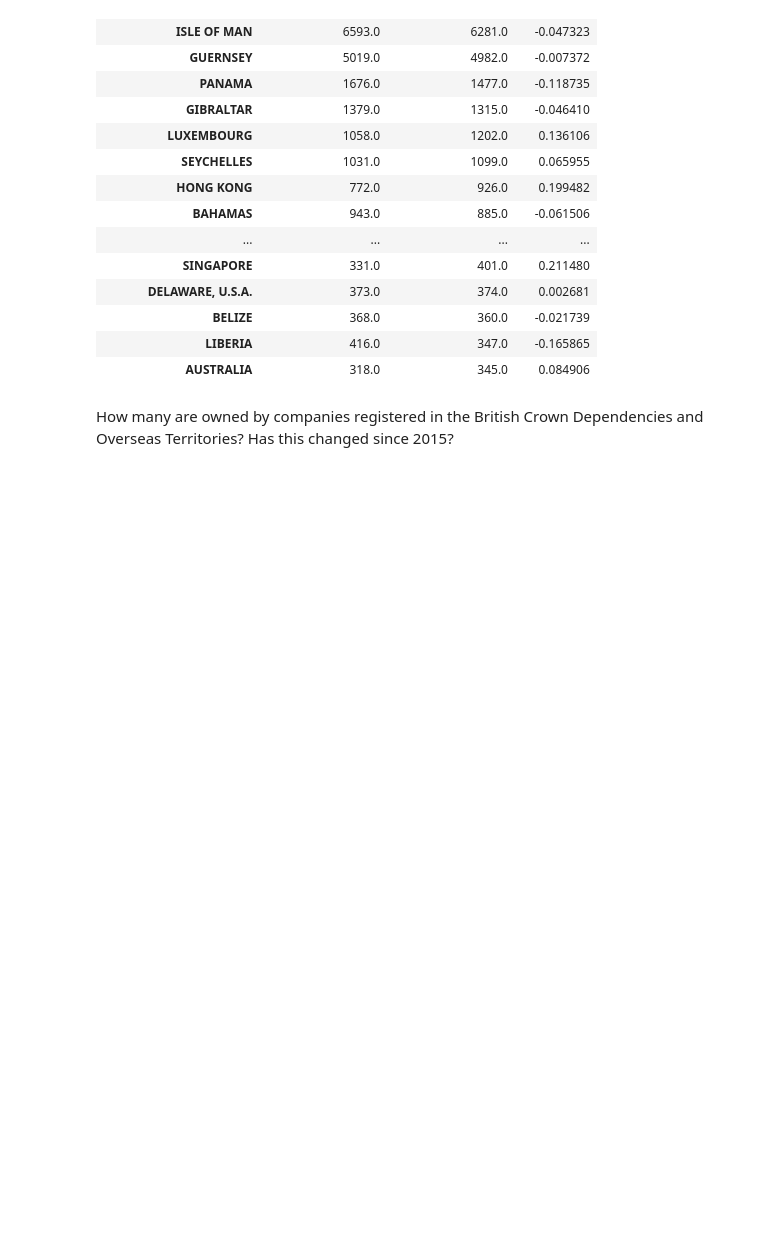
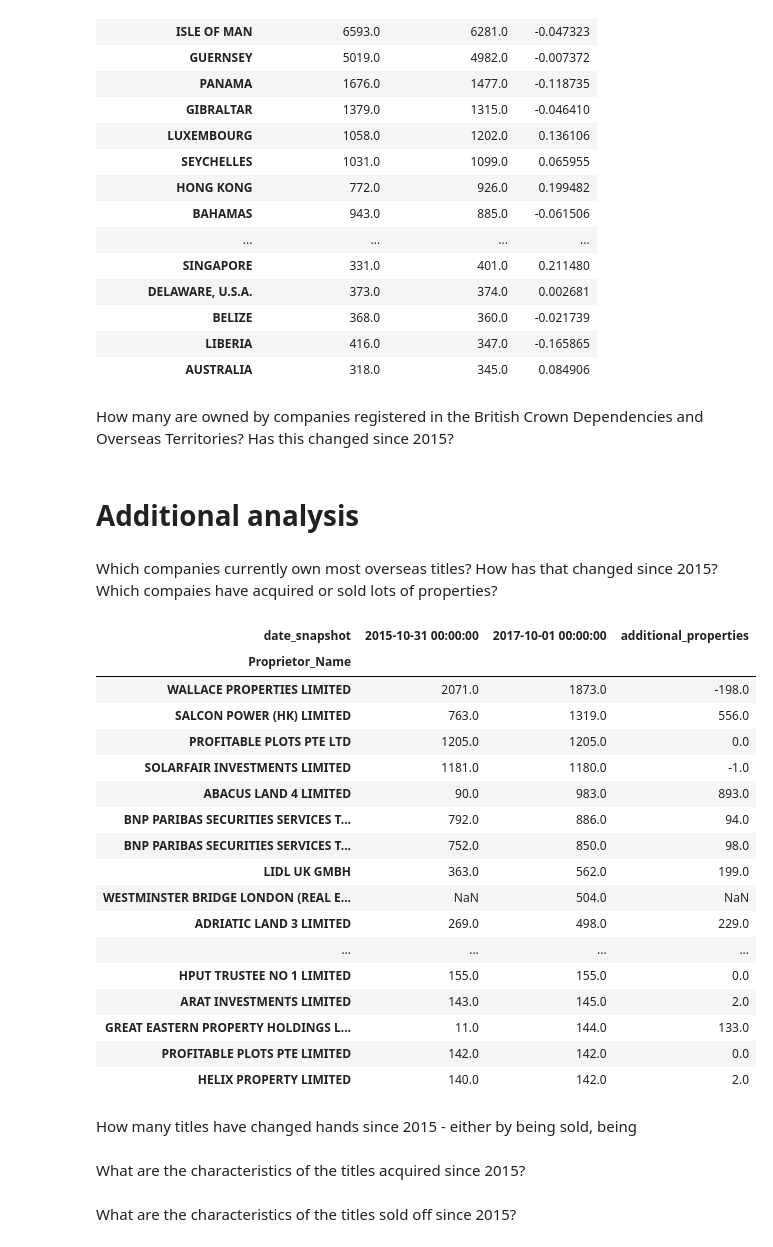
Before and after one commit to Global-Witness/overseas-companies-land-ownership-public, a Jupyter notebook: Draft Processing and Analysis.ipynb, the cells around one changed output. Saved outputs shown, nothing was run; the diff lists cells and outputs as text; code cells hidden in the pictures; blank space fills up the shorter version.

Commit message:
Add analysis of companies that have lost/gained most titles over period

```diff
--- a/Draft Processing and Analysis.ipynb
+++ b/Draft Processing and Analysis.ipynb
@@ -263,3 +263,41 @@ df.head(20)
 | AUSTRALIA | 318.0 | 345.0 | 0.084906 |
 # %% [markdown]
 How many are owned by companies registered in the British Crown Dependencies and Overseas Territories? Has this changed since 2015?
+# %% [markdown]
+# Additional analysis
+# %% [markdown]
+Which companies currently own most overseas titles? How has that changed since 2015? Which compaies have acquired or sold lots of properties?
+# %%
+df = data.pivot_table(
+        index='Proprietor_Name',
+        columns='date_snapshot',
+        values='Title_Number',
+        aggfunc=lambda x: len(x.unique()))\
+    .sort_values(by='2017-10-01 00:00:00', ascending=False)
+df['additional_properties'] = df['2017-10-01'] - df['2015-10-31']
+df.head(50)
+# %% [output]
+| date_snapshot | 2015-10-31 00:00:00 | 2017-10-01 00:00:00 | additional_properties |
+| Proprietor_Name |  |  |  |
+| WALLACE PROPERTIES LIMITED | 2071.0 | 1873.0 | -198.0 |
+| SALCON POWER (HK) LIMITED | 763.0 | 1319.0 | 556.0 |
+| PROFITABLE PLOTS PTE LTD | 1205.0 | 1205.0 | 0.0 |
+| SOLARFAIR INVESTMENTS LIMITED | 1181.0 | 1180.0 | -1.0 |
+| ABACUS LAND 4 LIMITED | 90.0 | 983.0 | 893.0 |
+| BNP PARIBAS SECURITIES SERVICES T... | 792.0 | 886.0 | 94.0 |
+| BNP PARIBAS SECURITIES SERVICES T... | 752.0 | 850.0 | 98.0 |
+| LIDL UK GMBH | 363.0 | 562.0 | 199.0 |
+| WESTMINSTER BRIDGE LONDON (REAL E... | NaN | 504.0 | NaN |
+| ADRIATIC LAND 3 LIMITED | 269.0 | 498.0 | 229.0 |
+| ... | ... | ... | ... |
+| HPUT TRUSTEE NO 1 LIMITED | 155.0 | 155.0 | 0.0 |
+| ARAT INVESTMENTS LIMITED | 143.0 | 145.0 | 2.0 |
+| GREAT EASTERN PROPERTY HOLDINGS L... | 11.0 | 144.0 | 133.0 |
+| PROFITABLE PLOTS PTE LIMITED | 142.0 | 142.0 | 0.0 |
+| HELIX PROPERTY LIMITED | 140.0 | 142.0 | 2.0 |
+# %% [markdown]
+How many titles have changed hands since 2015 - either by being sold, being
+# %% [markdown]
+What are the characteristics of the titles acquired since 2015?
+# %% [markdown]
+What are the characteristics of the titles sold off since 2015?
```
Also changed, not shown: parts of 5 cells of this notebook, 1 other file.
